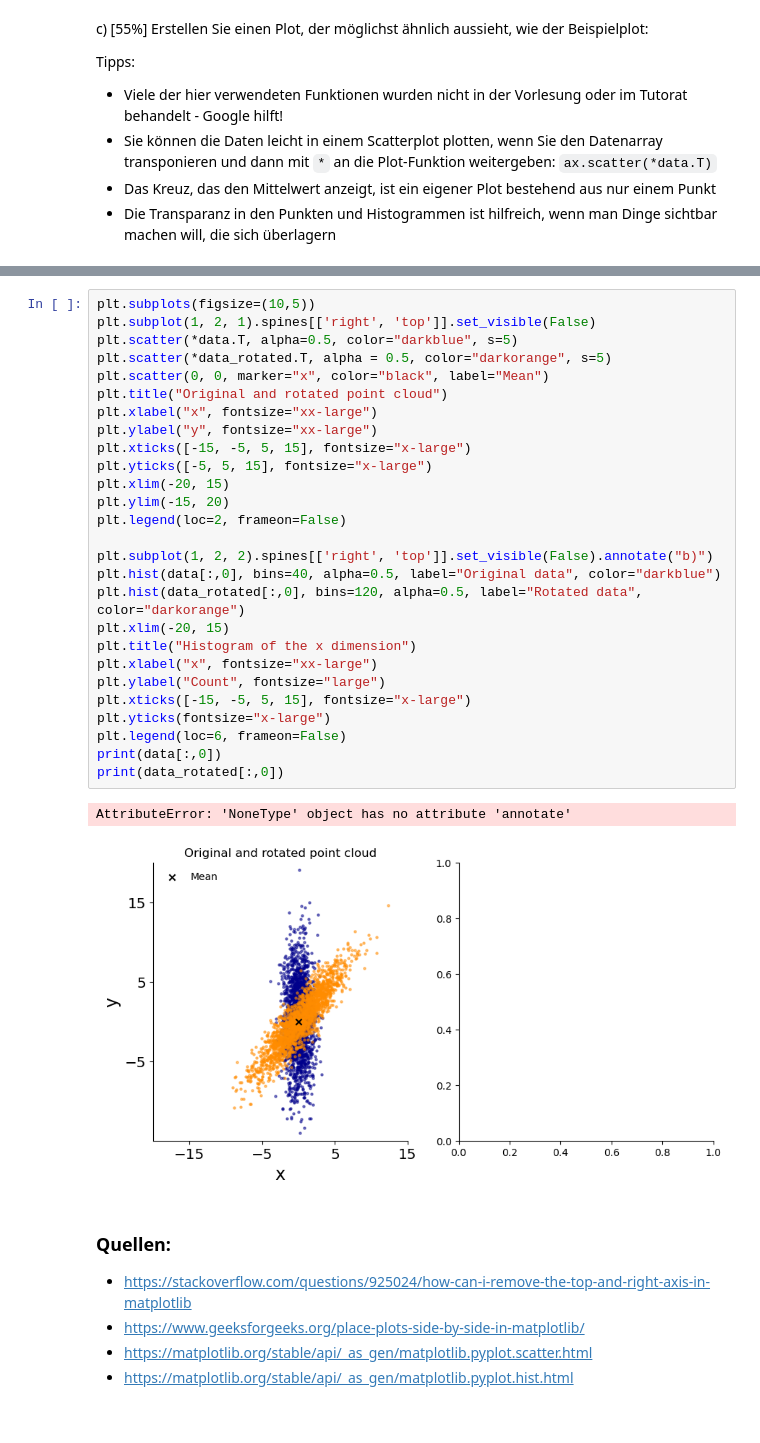
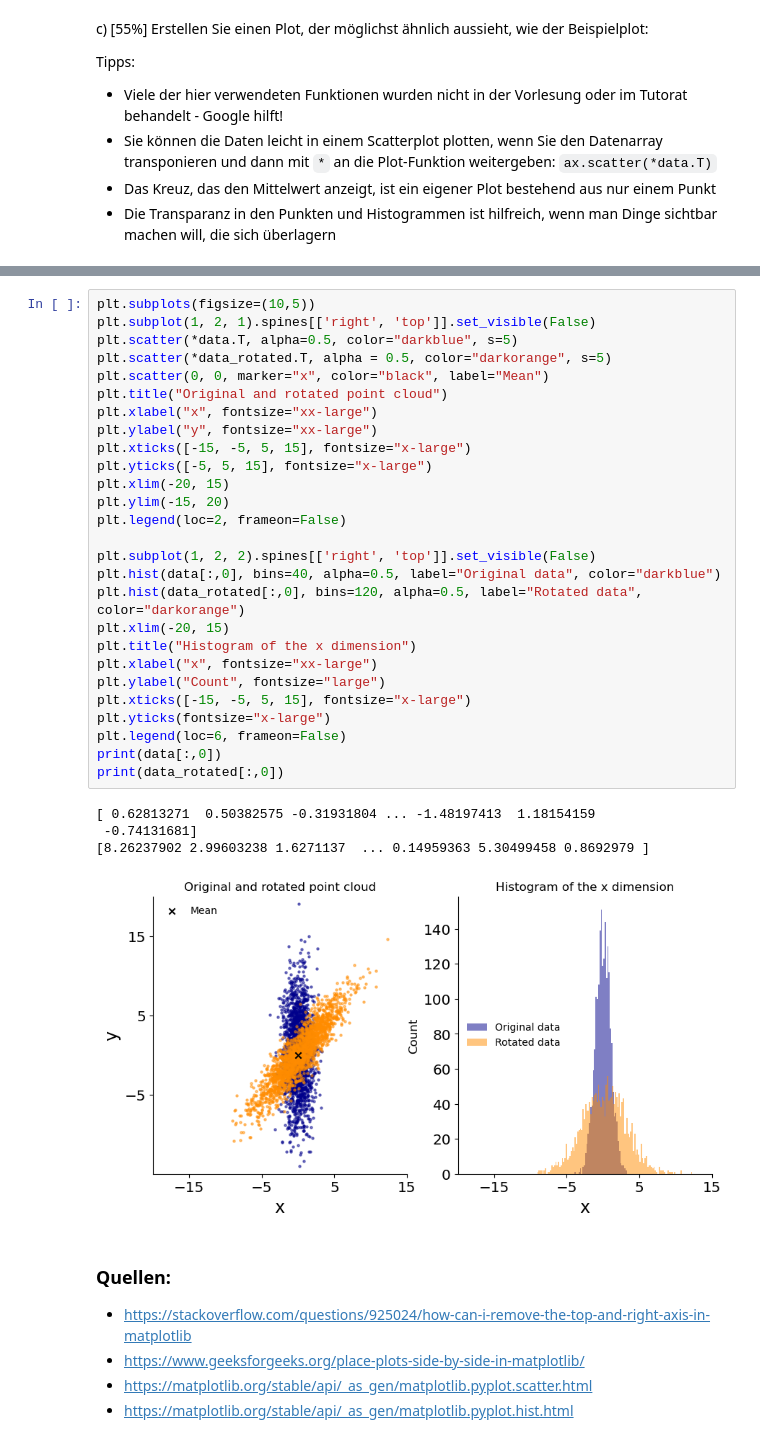
Before and after one commit to olehae/DS1, a Jupyter notebook: Hausaufgabe03.ipynb, the cells around one changed output, grey strips where cells are left out. Saved outputs shown, nothing was run; the diff lists cells and outputs as text.

```diff
--- a/Hausaufgabe03.ipynb
+++ b/Hausaufgabe03.ipynb
@@ -161,33 +161,35 @@ Tipps:
 # %%
 plt.subplots(figsize=(10,5))
 plt.subplot(1, 2, 1).spines[['right', 'top']].set_visible(False)
 plt.scatter(*data.T, alpha=0.5, color="darkblue", s=5)
 plt.scatter(*data_rotated.T, alpha = 0.5, color="darkorange", s=5)
 plt.scatter(0, 0, marker="x", color="black", label="Mean")
 plt.title("Original and rotated point cloud")
 plt.xlabel("x", fontsize="xx-large")
 plt.ylabel("y", fontsize="xx-large")
 plt.xticks([-15, -5, 5, 15], fontsize="x-large")
 plt.yticks([-5, 5, 15], fontsize="x-large")
 plt.xlim(-20, 15)
 plt.ylim(-15, 20)
 plt.legend(loc=2, frameon=False)
 
-plt.subplot(1, 2, 2).spines[['right', 'top']].set_visible(False).annotate("b)")
+plt.subplot(1, 2, 2).spines[['right', 'top']].set_visible(False)
 plt.hist(data[:,0], bins=40, alpha=0.5, label="Original data", color="darkblue")
 plt.hist(data_rotated[:,0], bins=120, alpha=0.5, label="Rotated data", color="darkorange")
 plt.xlim(-20, 15)
 plt.title("Histogram of the x dimension")
 plt.xlabel("x", fontsize="xx-large")
 plt.ylabel("Count", fontsize="large")
 plt.xticks([-15, -5, 5, 15], fontsize="x-large")
 plt.yticks(fontsize="x-large")
 plt.legend(loc=6, frameon=False)
 print(data[:,0])
 print(data_rotated[:,0])
 # %% [output]
-AttributeError: 'NoneType' object has no attribute 'annotate'
+[ 0.62813271  0.50382575 -0.31931804 ... -1.48197413  1.18154159
+ -0.74131681]
+[8.26237902 2.99603238 1.6271137  ... 0.14959363 5.30499458 0.8692979 ]
-[figure, old version]
+[figure, new version]
 # %% [markdown]
 ### Quellen:
 - https://stackoverflow.com/questions/925024/how-can-i-remove-the-top-and-right-axis-in-matplotlib
```
